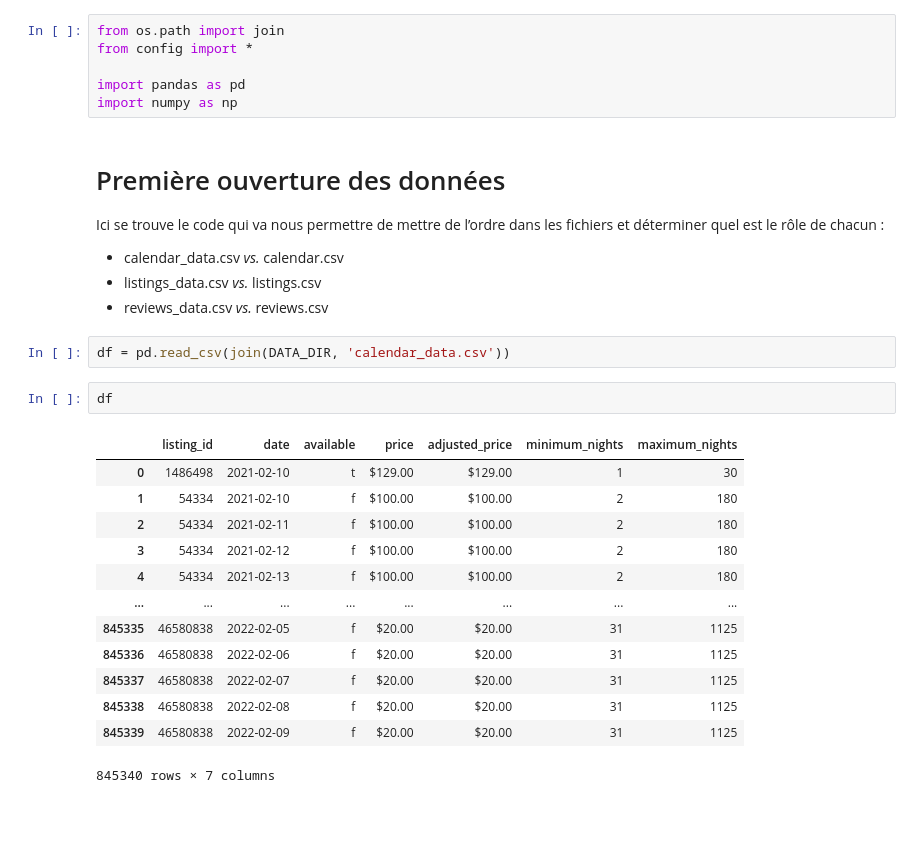
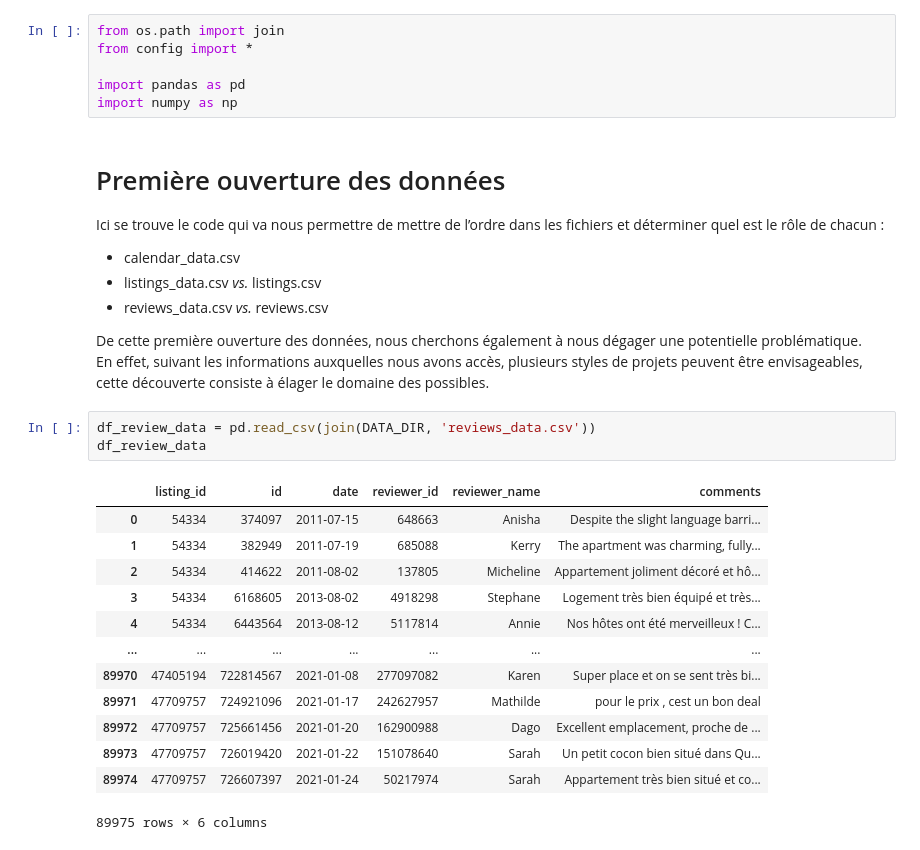
Before and after one commit to lbaret/airbnb_quebec, a Jupyter notebook: analyse/data_discovery.ipynb, the cells around one changed output. Saved outputs shown, nothing was run; the diff lists cells and outputs as text; blank space fills up the shorter version.

Commit message:
Première exploration

```diff
--- a/analyse/data_discovery.ipynb
+++ b/analyse/data_discovery.ipynb
@@ -12,24 +12,26 @@ import numpy as np
 # Première ouverture des données
 
 Ici se trouve le code qui va nous permettre de mettre de l’ordre dans les fichiers et déterminer quel est le rôle de chacun :
-- calendar_data.csv *vs.* calendar.csv
+- calendar_data.csv
 - listings_data.csv *vs.* listings.csv
 - reviews_data.csv *vs.* reviews.csv
+
+De cette première ouverture des données, nous cherchons également à nous dégager une potentielle problématique.
+En effet, suivant les informations auxquelles nous avons accès, plusieurs styles de projets peuvent être envisageables, cette découverte consiste à élager le domaine des possibles.
 # %%
-df = pd.read_csv(join(DATA_DIR, 'calendar_data.csv'))
+df_review_data = pd.read_csv(join(DATA_DIR, 'reviews_data.csv'))
+df_review_data
+# %% [output]
+|  | listing_id | id | date | reviewer_id | reviewer_name | comments |
+| 0 | 54334 | 374097 | 2011-07-15 | 648663 | Anisha | Despite the slight language barri... |
+| 1 | 54334 | 382949 | 2011-07-19 | 685088 | Kerry | The apartment was charming, fully... |
+| 2 | 54334 | 414622 | 2011-08-02 | 137805 | Micheline | Appartement joliment décoré et hô... |
+| 3 | 54334 | 6168605 | 2013-08-02 | 4918298 | Stephane | Logement très bien équipé et très... |
+| 4 | 54334 | 6443564 | 2013-08-12 | 5117814 | Annie | Nos hôtes ont été merveilleux ! C... |
+| ... | ... | ... | ... | ... | ... | ... |
+| 89970 | 47405194 | 722814567 | 2021-01-08 | 277097082 | Karen | Super place et on se sent très bi... |
+| 89971 | 47709757 | 724921096 | 2021-01-17 | 242627957 | Mathilde | pour le prix , cest un bon deal |
+| 89972 | 47709757 | 725661456 | 2021-01-20 | 162900988 | Dago | Excellent emplacement, proche de ... |
+| 89973 | 47709757 | 726019420 | 2021-01-22 | 151078640 | Sarah | Un petit cocon bien situé dans Qu... |
+| 89974 | 47709757 | 726607397 | 2021-01-24 | 50217974 | Sarah | Appartement très bien situé et co... |
+89975 rows × 6 columns
-# %%
-df
-# %% [output]
-|  | listing_id | date | available | price | adjusted_price | minimum_nights | maximum_nights |
-| 0 | 1486498 | 2021-02-10 | t | $129.00 | $129.00 | 1 | 30 |
-| 1 | 54334 | 2021-02-10 | f | $100.00 | $100.00 | 2 | 180 |
-| 2 | 54334 | 2021-02-11 | f | $100.00 | $100.00 | 2 | 180 |
-| 3 | 54334 | 2021-02-12 | f | $100.00 | $100.00 | 2 | 180 |
-| 4 | 54334 | 2021-02-13 | f | $100.00 | $100.00 | 2 | 180 |
-| ... | ... | ... | ... | ... | ... | ... | ... |
-| 845335 | 46580838 | 2022-02-05 | f | $20.00 | $20.00 | 31 | 1125 |
-| 845336 | 46580838 | 2022-02-06 | f | $20.00 | $20.00 | 31 | 1125 |
-| 845337 | 46580838 | 2022-02-07 | f | $20.00 | $20.00 | 31 | 1125 |
-| 845338 | 46580838 | 2022-02-08 | f | $20.00 | $20.00 | 31 | 1125 |
-| 845339 | 46580838 | 2022-02-09 | f | $20.00 | $20.00 | 31 | 1125 |
-845340 rows × 7 columns
```
Also changed, not shown: parts of 12 cells of this notebook, 8 other files.
